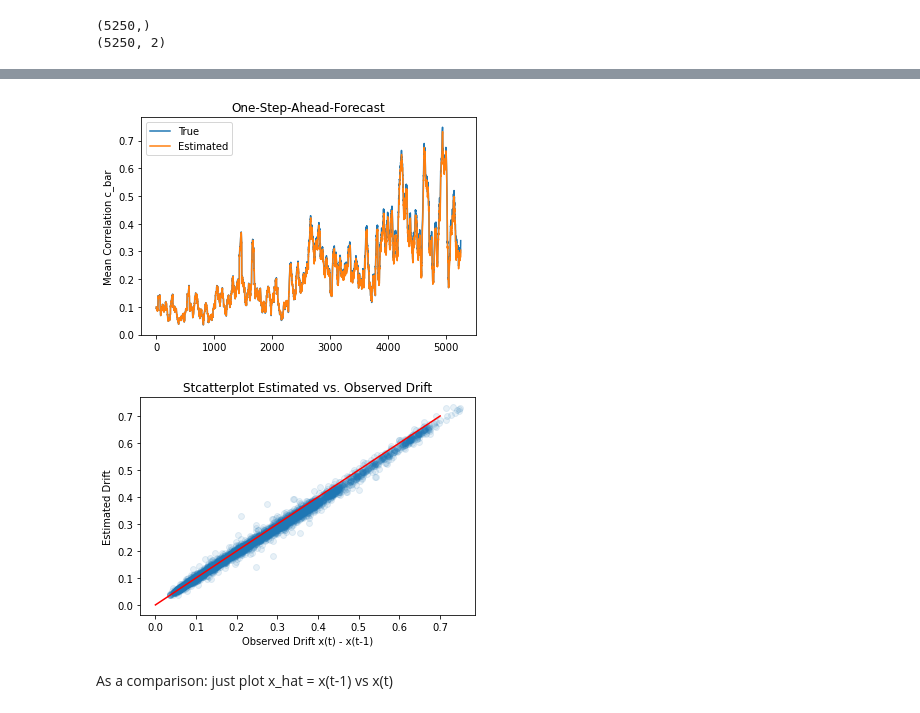
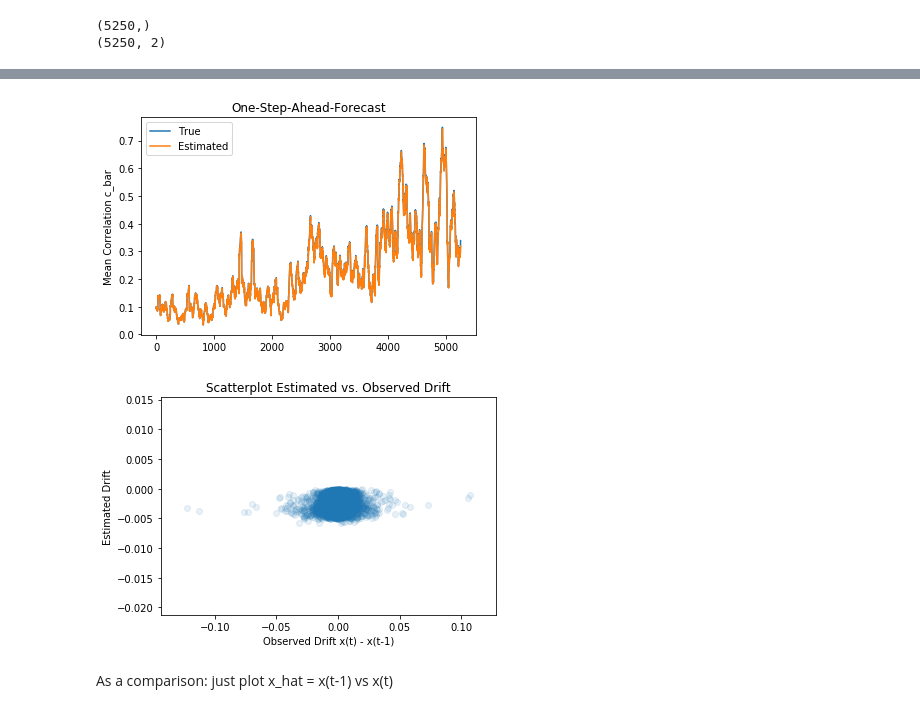
Before and after one commit to TobiasW1891/Finance, a Jupyter notebook: Likelihood Inference Finance Time Series.ipynb, the cells around one changed output, grey strips where cells are left out. Cells and saved outputs as stored; diff of their text form; code cells hidden in the pictures.

Commit message:
Corrected propagator
Corrected propagator and adapted the simple, decoupled D1-model from the synthetic data file. As we can see in the second plot of block [17], the model is basically garbage.

```diff
--- a/Likelihood Inference Finance Time Series.ipynb
+++ b/Likelihood Inference Finance Time Series.ipynb
@@ -23,9 +24,14 @@ n_noise = 3 # number of noise parameters: L, c_min, c_max
 
 #@jit
 def poly(x,sigma):
-    x_vec=np.array([1,x[0],x[1],x[0]*x[0],x[1]*x[0],
-                    x[1]*x[1],x[0]*x[0]*x[0],x[1]*x[0]*x[0],x[1]*x[1]*x[0],x[1]*x[1]*x[1],
-                   x[0]**4, x[0]**3 * x[1], x[0]**2 * x[1]**2, x[0]*x[1]**3, x[1]**4],
+    #x_vec=np.array([1,x[0],x[1],x[0]*x[0],x[1]*x[0],
+    #                x[1]*x[1],x[0]*x[0]*x[0],x[1]*x[0]*x[0],x[1]*x[1]*x[0],x[1]*x[1]*x[1],
+    #               x[0]**4, x[0]**3 * x[1], x[0]**2 * x[1]**2, x[0]*x[1]**3, x[1]**4],
+    #               dtype=object)
+
+    # decoupled ansatz, no constant because that would be collinear with time-trend
+    x_vec=np.array([x[0],x[0]*x[0],x[0]**3 ,x[0]**4,
+                   x[1],x[1]*x[1],x[1]**3 ,x[1]**4],
                     dtype=object)
     return np.dot(sigma,x_vec)
 
@@ -65,8 +71,7 @@ def log_likelihood(alpha,x,dt):
         d1 = dx[:,1] - D1(alpha,x)[:-1]*dt
         d2 = D2(alpha,x)[:-1]
         d2_inv = d2**(-1.)
-        log_like = ( -0.5*np.log(d2) - 0.5 * d2_inv * d1**2.).sum()
-
+        log_like = ( -0.5*np.log(d2) - 0.5 * d2_inv * d1**2./dt -np.log(dt)).sum()
         return log_like
     else:
         return -np.inf
@@ -167,7 +172,7 @@ score = np.empty(n_Iteration) # score for Hyperparameters
 
 # In[5]:
 # %%
-TestAl = np.ones(18)   # sample parameters to start the search
+TestAl = np.ones(n_noise + n_Drift)   # sample parameters to start the search
 
 #Starting values for noise range:
 TestAl[0] = 1./np.sqrt(6.) # roughly taken from the Stepanov paper but scaled to trading years instead of days
@@ -175,29 +180,15 @@ TestAl[1] = 0.9 * min(x[:,1])
 TestAl[2] = 1.5 * max(x[:,1])
 print(TestAl)
 
-# initial guess for drift coefficients: least squares
-def Diff_D1(Coefficients,x,dt):
-    dx = x[1:]-x[:-1]
-    D1 = poly(x.T,Coefficients)[:-1]
-    return(sum((dx[:,1]-D1)**2.))
-TestLS = optimize.minimize(Diff_D1,np.ones(15),args=(x,dt))
-TestAl[3:] = TestLS["x"]
 
-AlphaList = np.empty((n_Iteration, TestAl.size)) # store the results of each optimization here
-
-real = np.ones(18) # we don't know the real parameters and hence print out everything
-
-
-# to show the important terms
-output = (real!=0) #relevant terms
-
-
+#### Initial Guess
 
 TestAl = optimize.minimize(neg_log_likelihood,TestAl,args=(x,dt))
 # first estimation with maybe less than full data
 
 TestAl = TestAl["x"]
 
+AlphaList = np.empty((n_Iteration, n_noise+n_Drift))
 print(TestAl)
 # %% [output]
 [0.40824829 0.03120007 1.12236204 1.         1.         1.
@@ -380,23 +327,28 @@ plt.show()
 # %%
 x_hat =  x[:-1,1] + dt*D1(A_hat_cut, x)[:-1]
 x_true = x[1:,1]
+
+Diffx_true = x[1:,1] - x[:-1,1]
+Diffx_hat = dt*D1(A_hat_cut, x)[:-1]
 
 plt.plot(x_true, label="True")
 plt.plot(x_hat,label="Estimated")
 plt.legend()
 plt.ylabel("Mean Correlation c_bar")
 plt.title("One-Step-Ahead-Forecast")
 plt.show()
 
-plt.title("Stcatterplot Estimated vs. Observed Drift")
-plt.scatter(x_true,x_hat,alpha=0.1)
+plt.title("Scatterplot Estimated vs. Observed Drift")
+plt.scatter(Diffx_true,
+            Diffx_hat,
+            alpha=0.1)
 plt.xlabel("Observed Drift x(t) - x(t-1)")
 plt.ylabel("Estimated Drift")
-plt.plot((0,0.7), (0,0.7), color="red")
+#plt.plot((0,0.7), (0,0.7), color="red")
 plt.show()
 # %% [output]
-[figure, old version]
+[figure, new version]
-[figure, old version]
+[figure, new version]
 # %% [markdown]
 As a comparison: just plot x_hat = x(t-1) vs x(t)
 # %%
```
Also changed, not shown: parts of 19 cells of this notebook.
